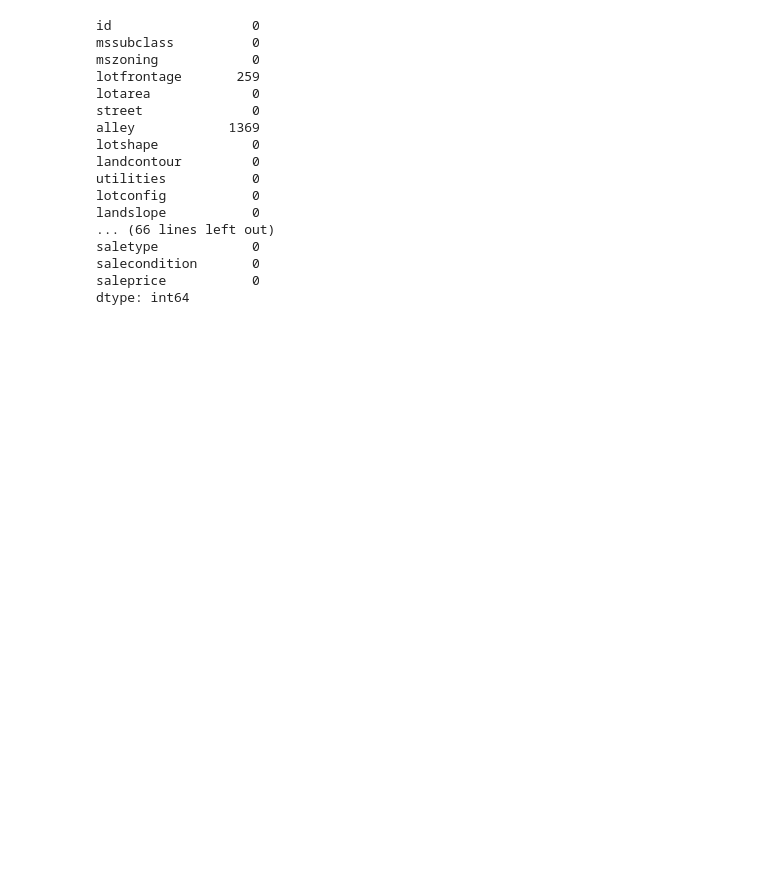
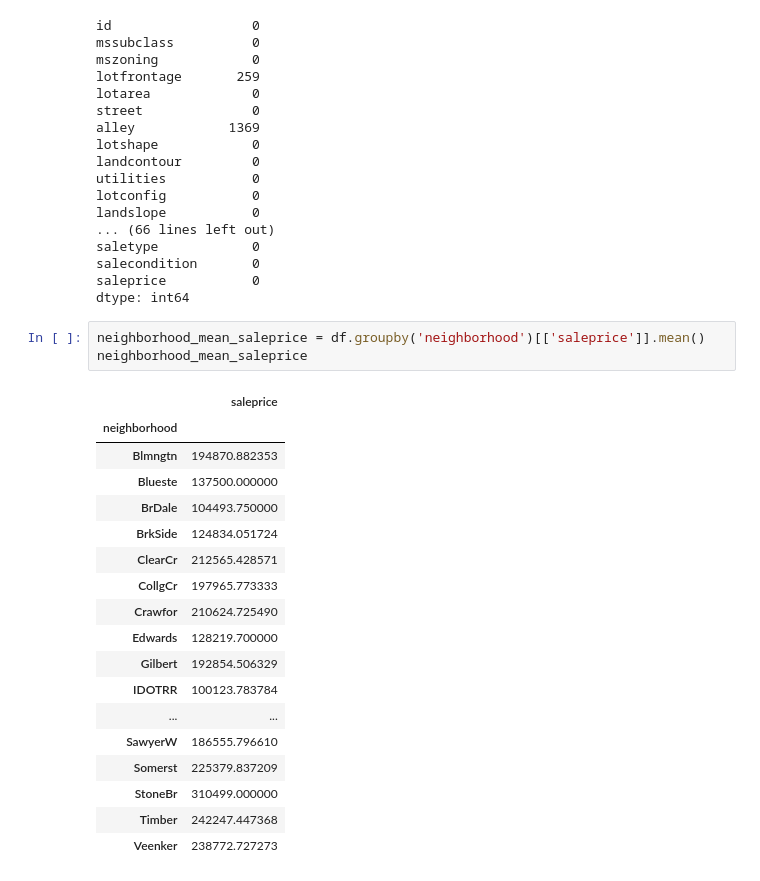
Before and after one commit to lizvqz/HousePrices, a Jupyter notebook: HousePrices.ipynb, the cells around one changed output. Cells and saved outputs as stored; diff of their text form; blank space fills up the shorter version.

```diff
--- a/HousePrices.ipynb
+++ b/HousePrices.ipynb
@@ -173,3 +173,25 @@ saletype            0
 salecondition       0
 saleprice           0
 dtype: int64
+# %%
+neighborhood_mean_saleprice = df.groupby('neighborhood')[['saleprice']].mean()
+neighborhood_mean_saleprice
+# %% [output]
+|  | saleprice |
+| neighborhood |  |
+| Blmngtn | 194870.882353 |
+| Blueste | 137500.000000 |
+| BrDale | 104493.750000 |
+| BrkSide | 124834.051724 |
+| ClearCr | 212565.428571 |
+| CollgCr | 197965.773333 |
+| Crawfor | 210624.725490 |
+| Edwards | 128219.700000 |
+| Gilbert | 192854.506329 |
+| IDOTRR | 100123.783784 |
+| ... | ... |
+| SawyerW | 186555.796610 |
+| Somerst | 225379.837209 |
+| StoneBr | 310499.000000 |
+| Timber | 242247.447368 |
+| Veenker | 238772.727273 |
```
Also changed, not shown: parts of 1 cell of this notebook.
